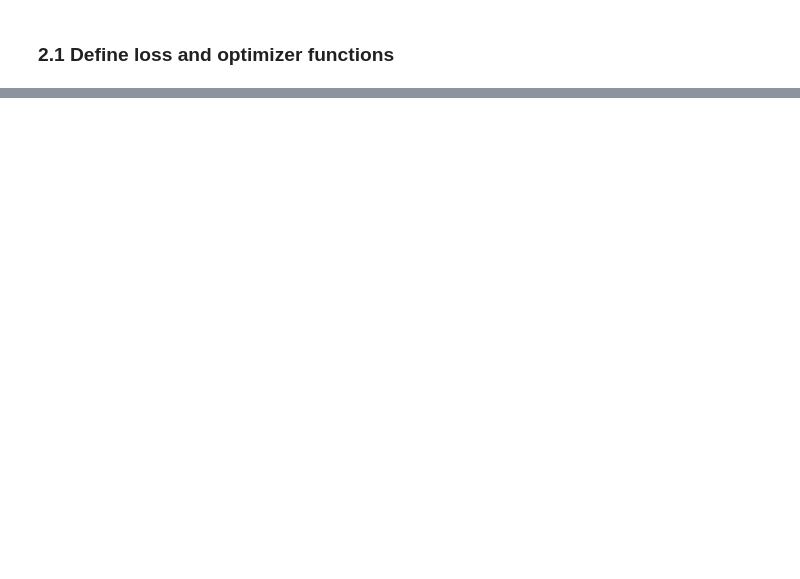
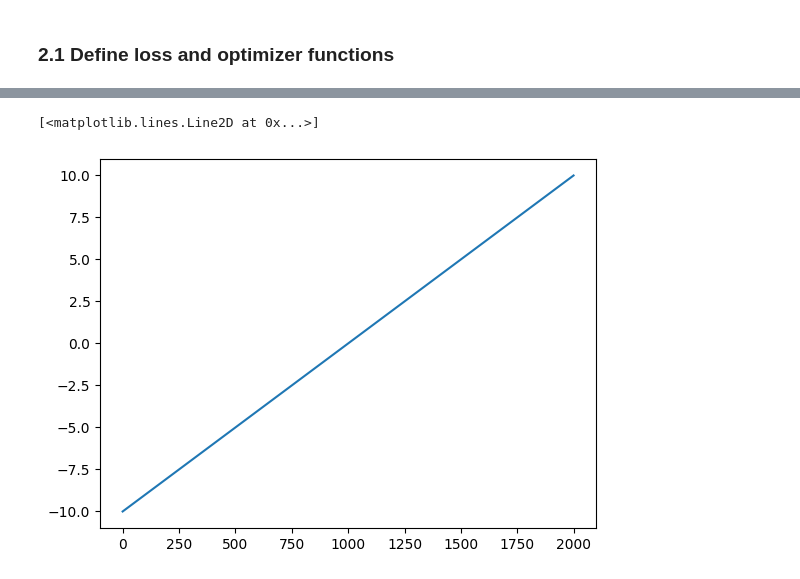
Before and after one commit to Giuseppe0075/PyTorch-Learning, a Jupyter notebook: 02_Classification.ipynb, the cells around one changed output, grey strips where cells are left out. Saved outputs shown, nothing was run; the diff lists cells and outputs as text; code cells hidden in the pictures; blank space fills up the shorter version.

```diff
--- a/02_Classification.ipynb
+++ b/02_Classification.ipynb
@@ -168,0 +507,6 @@ loss_fn =
+# %%
+# Visualize these data
+plt.plot(A)
+# %% [output]
+[<matplotlib.lines.Line2D at 0x...>]
+[figure, added]
```
Also changed, not shown: parts of 50 cells of this notebook.
